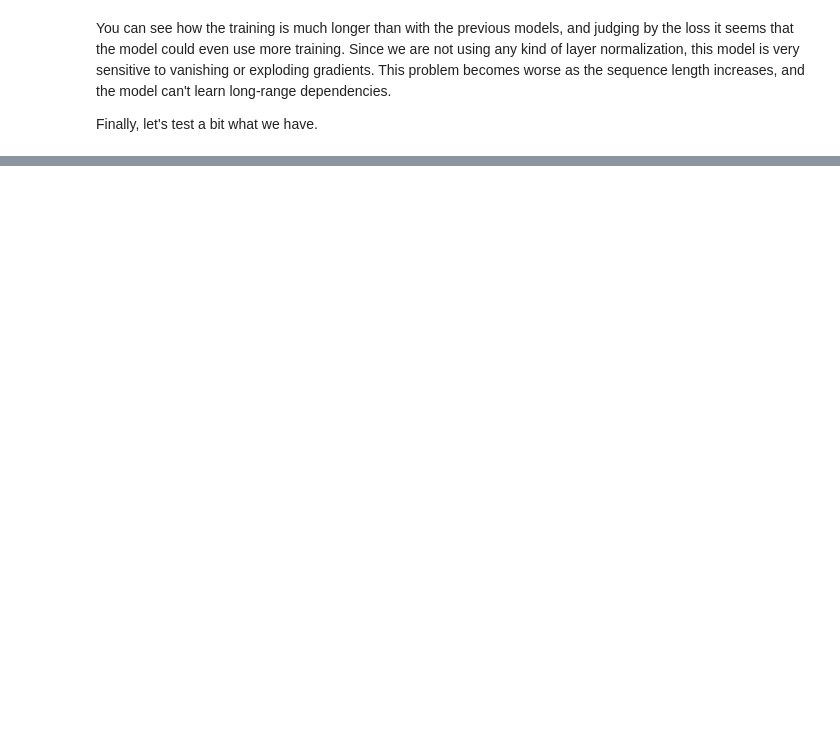
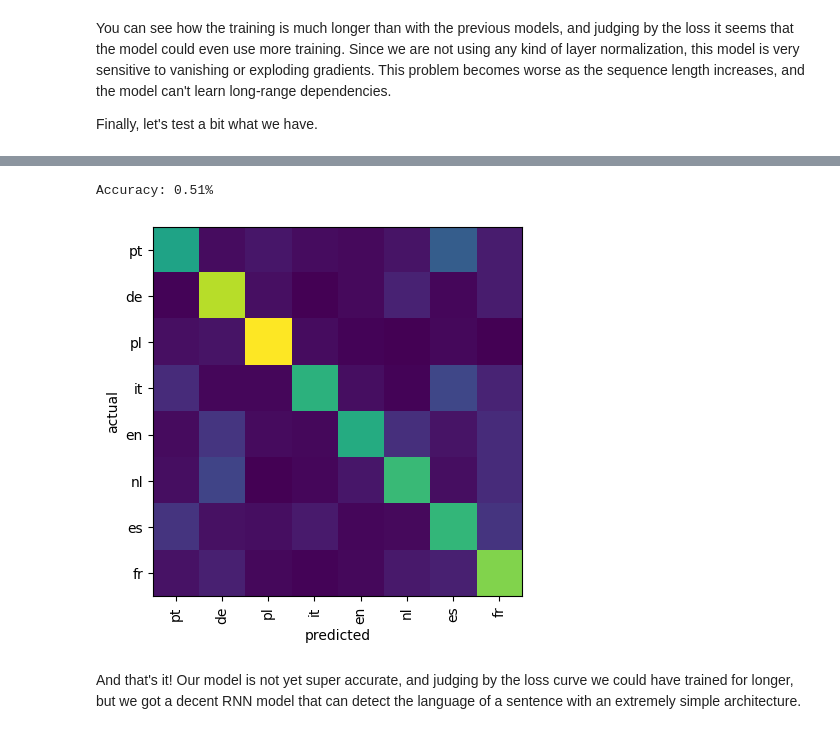
Before and after one commit to jcarlosroldan/road-to-ai, a Jupyter notebook: 012 Recurrent neural networks.ipynb, the cells around one changed output, grey strips where cells are left out. Drawn from its saved outputs; the diff is of its cells as text; code cells hidden in the pictures; blank space fills up the shorter version.

```diff
--- a/012 Recurrent neural networks.ipynb
+++ b/012 Recurrent neural networks.ipynb
@@ -11,5 +11,10 @@ Let's implement a very minimal RNN to see how this can work in practice. We will
 # %%
 from json import loads
 from matplotlib import pyplot as plt
-from random import shuffle
+from string import ascii_letters, digits
+from time import time
+from unicodedata import category, normalize
 import torch
+
+device = torch.device('cuda' if torch.cuda.is_available() else 'cpu')
+print(f'Using device {device}')
@@ -16 +23,8 @@ import torch
+# %%
+vocabulary = ascii_letters + digits + ' .,;\''
+c2i = {c: i for i, c in enumerate(vocabulary)}
+i2c = {i: c for i, c in enumerate(vocabulary)}
+
+def vectorize_sentence(s):
+	return [c2i[c] for c in normalize('NFD', s) if category(c) != 'Mn' and c in vocabulary]
 # %%
@@ -155,0 +167,23 @@ shinya
+# %%
+ix = torch.randint(len(X), (1000,))
+X_test, Y_test = X[ix], Y[ix]
+
+confusion_matrix = torch.zeros(len(languages), len(languages), device=device)
+output = model(X_test).argmax(-1)
+for true_label, predicted_label in zip(Y_test, output):
+	confusion_matrix[true_label, predicted_label] += 1
+confusion_matrix /= confusion_matrix.sum(1, keepdim=True)
+
+plt.imshow(confusion_matrix.cpu().numpy())
+plt.xticks(range(len(languages)), languages, rotation=90)
+plt.yticks(range(len(languages)), languages)
+plt.xlabel('predicted')
+plt.ylabel('actual')
+
+accuracy = confusion_matrix.diag().sum().item() / len(Y_test)
+print(f'Accuracy: {100 * accuracy:.2f}%')
+# %% [output]
+Accuracy: 0.51%
+[figure, added]
+# %% [markdown]
+And that's it! Our model is not yet super accurate, and judging by the loss curve we could have trained for longer, but we got a decent RNN model that can detect the language of a sentence with an extremely simple architecture.
```
Also changed, not shown: parts of 8 cells of this notebook, 2 other files.
